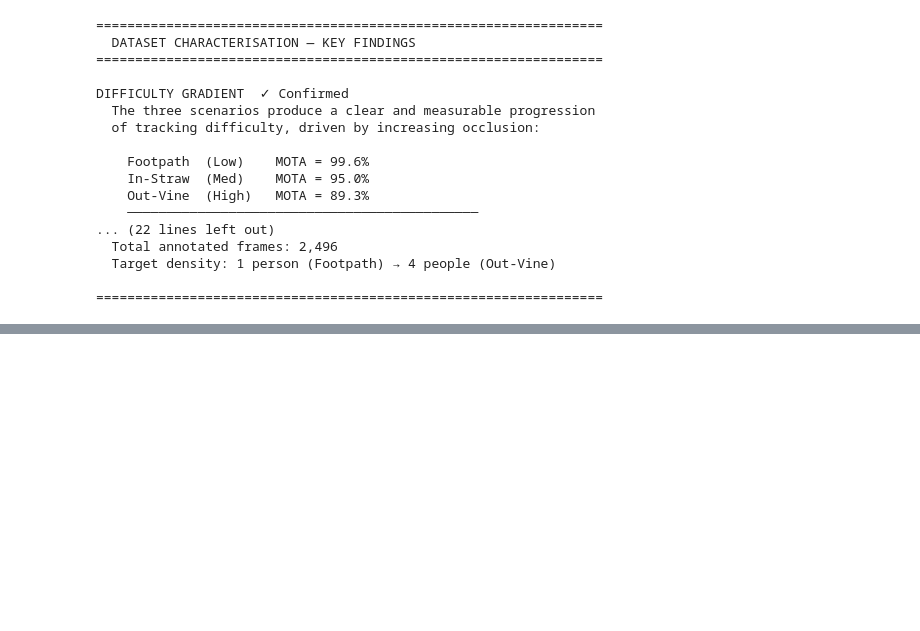
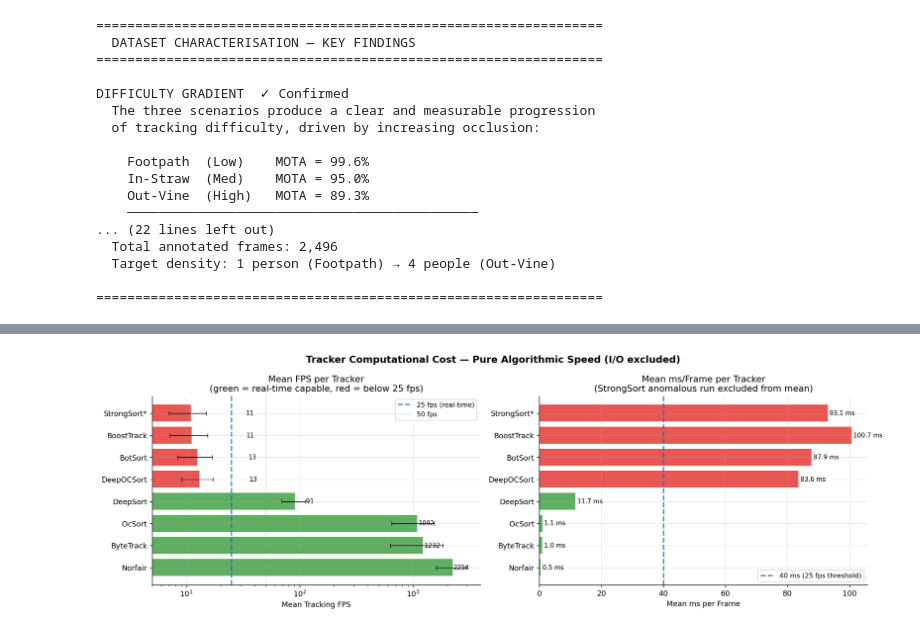
Before and after one commit to LCAS/AGHRI-dataset-benchmark, a Jupyter notebook: 2d-tracking/notebooks/2d_tracking_benchmark.ipynb, the cells around one changed output, grey strips where cells are left out. Saved outputs shown, nothing was run; the diff lists cells and outputs as text; code cells hidden in the pictures; blank space fills up the shorter version.

```diff
--- a/2d-tracking/notebooks/2d_tracking_benchmark.ipynb
+++ b/2d-tracking/notebooks/2d_tracking_benchmark.ipynb
@@ -573,0 +657,58 @@ DIFFICULTY GRADIENT  ✓ Confirmed
+# %%
+# ── 10.1  FPS per tracker — bar chart with real-time reference ────────────────
+TRACKER_ORDER_SPEED = [
+    'norfair','boxmot_bytetrack','boxmot_ocsort','deepsort',
+    'boxmot_deepocsort','boxmot_botsort','boxmot_boosttrack','boxmot_strongsort'
+]
+TRACKER_LABELS_SPEED = [
+    'Norfair','ByteTrack','OcSort','DeepSort',
+    'DeepOCSort','BotSort','BoostTrack','StrongSort*'
+]
+
+fig, axes = plt.subplots(1, 2, figsize=(15, 5))
+fig.suptitle('Tracker Computational Cost — Pure Algorithmic Speed (I/O excluded)',
+             fontsize=13, fontweight='bold')
+
+# Left: mean FPS with error bars (std across all runs)
+ax = axes[0]
+means = [df[df.tracker == t]['tracking_fps'].mean() for t in TRACKER_ORDER_SPEED]
+stds  = [df[df.tracker == t]['tracking_fps'].std()  for t in TRACKER_ORDER_SPEED]
+# Exclude anomalous StrongSort run for std display (it dominates)
+stds[-1] = df[(df.tracker == 'boxmot_strongsort') & (df.tracking_fps > 1)]['tracking_fps'].std()
+
+colors = ['#43A047' if m >= 25 else '#E53935' for m in means]
+bars = ax.barh(TRACKER_LABELS_SPEED, means, color=colors, edgecolor='white', alpha=0.85)
+ax.errorbar(means, TRACKER_LABELS_SPEED, xerr=stds, fmt='none',
+            ecolor='black', capsize=3, capthick=0.8, linewidth=0.8)
+ax.axvline(25, color='#1565C0', linewidth=1.8, linestyle='--', alpha=0.8, label='25 fps (real-time)')
+ax.axvline(50, color='gray',    linewidth=1,   linestyle=':',  alpha=0.6, label='50 fps')
+for bar, v in zip(bars, means):
+    ax.text(v + max(means)*0.01, bar.get_y() + bar.get_height()/2,
+            f'{v:.0f}', va='center', fontsize=8.5)
+ax.set_xlabel('Mean Tracking FPS')
+ax.set_title('Mean FPS per Tracker\n(green = real-time capable, red = below 25 fps)')
+ax.legend(fontsize=9)
+ax.set_xscale('log')
+ax.set_xlim(left=5)
+
+# Right: ms/frame (linear, zoomed to sub-200ms range; annotate outlier separately)
+ax = axes[1]
+ms_means = [df[df.tracker == t]['tracking_time_per_frame_ms']
+             .loc[df[df.tracker == t]['tracking_fps'] > 1].mean()   # exclude anomaly
+             for t in TRACKER_ORDER_SPEED]
+colors2 = ['#43A047' if 1000/m >= 25 else '#E53935' for m in ms_means]
+bars2 = ax.barh(TRACKER_LABELS_SPEED, ms_means, color=colors2, edgecolor='white', alpha=0.85)
+ax.axvline(1000/25, color='#1565C0', linewidth=1.8, linestyle='--',
+           alpha=0.8, label=f'{1000/25:.0f} ms (25 fps threshold)')
+for bar, v in zip(bars2, ms_means):
+    ax.text(v + 0.5, bar.get_y() + bar.get_height()/2,
+            f'{v:.1f} ms', va='center', fontsize=8.5)
+ax.set_xlabel('Mean ms per Frame')
+ax.set_title('Mean ms/Frame per Tracker\n(StrongSort anomalous run excluded from mean)')
+ax.legend(fontsize=9)
+
+plt.tight_layout()
+# plt.savefig('fig6_tracker_speed.png', bbox_inches='tight')
+plt.show()
+# %% [output]
+[figure, added]
```
Also changed, not shown: parts of 17 cells of this notebook.
